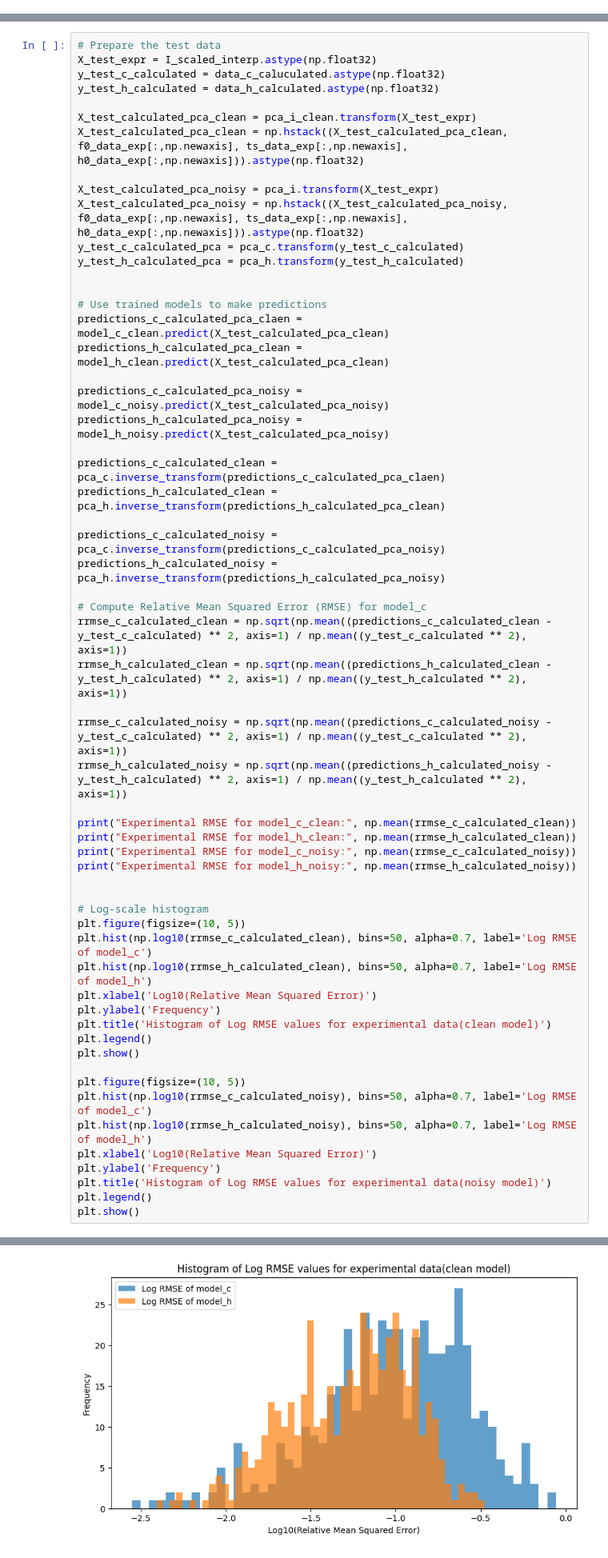
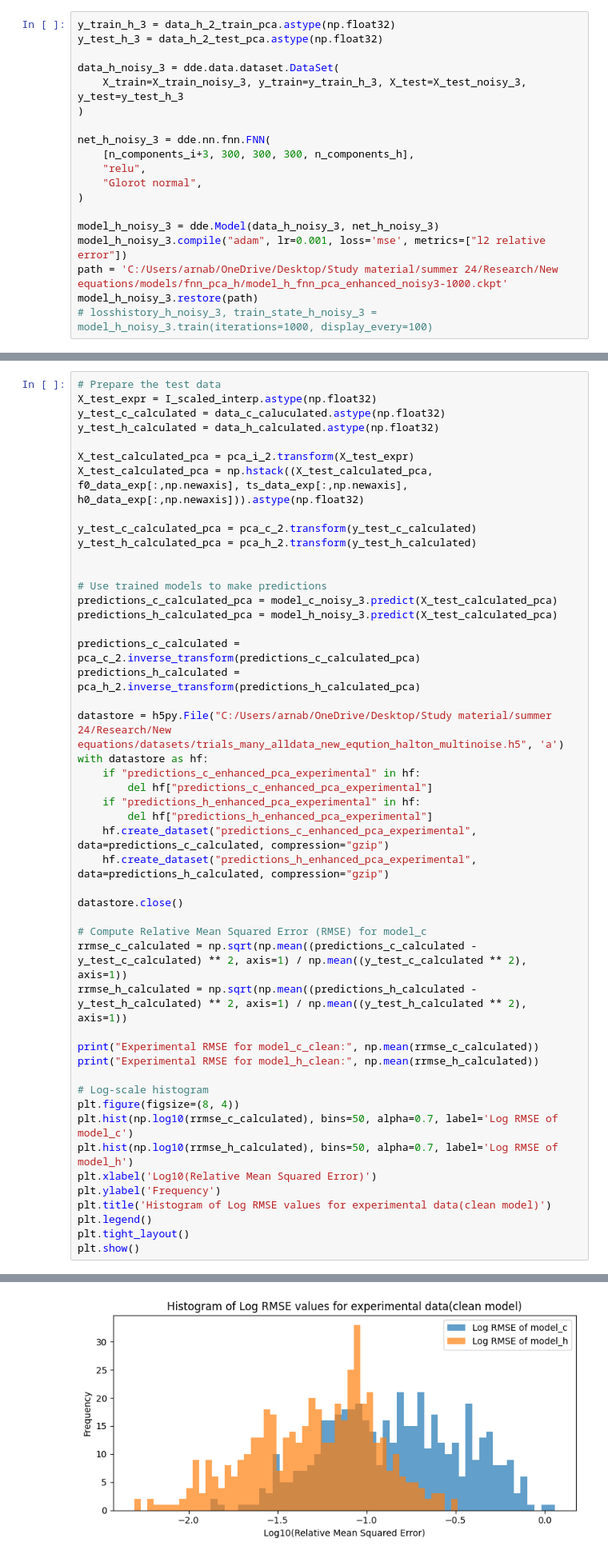
Before and after one commit to tobydriscoll/sciml-tearfilms, a Jupyter notebook: notebooks/FNN_pca_enhanced.ipynb, the cells around one changed output, grey strips where cells are left out. Shown at 80% size. Drawn from its saved outputs; the diff is of its cells as text.

```diff
--- a/notebooks/FNN_pca_enhanced.ipynb
+++ b/notebooks/FNN_pca_enhanced.ipynb
@@ -754,0 +174,19 @@ plt.show()
+# %%
+y_train_h_3 = data_h_2_train_pca.astype(np.float32)
+y_test_h_3 = data_h_2_test_pca.astype(np.float32)
+
+data_h_noisy_3 = dde.data.dataset.DataSet(
+    X_train=X_train_noisy_3, y_train=y_train_h_3, X_test=X_test_noisy_3, y_test=y_test_h_3
+)
+
+net_h_noisy_3 = dde.nn.fnn.FNN(
+    [n_components_i+3, 300, 300, 300, n_components_h],
+    "relu",
+    "Glorot normal",
+)
+
+model_h_noisy_3 = dde.Model(data_h_noisy_3, net_h_noisy_3)
+model_h_noisy_3.compile("adam", lr=0.001, loss='mse', metrics=["l2 relative error"])
+path = 'C:/Users/arnab/OneDrive/Desktop/Study material/summer 24/Research/New equations/models/fnn_pca_h/model_h_fnn_pca_enhanced_noisy3-1000.ckpt'
+model_h_noisy_3.restore(path)
+# losshistory_h_noisy_3, train_state_h_noisy_3 = model_h_noisy_3.train(iterations=1000, display_every=100)
@@ -851,57 +458,46 @@ X_test_expr = I_scaled_interp.astype(np.float32)
 y_test_c_calculated = data_c_caluculated.astype(np.float32)
 y_test_h_calculated = data_h_calculated.astype(np.float32)
 
-X_test_calculated_pca_clean = pca_i_clean.transform(X_test_expr)
-X_test_calculated_pca_clean = np.hstack((X_test_calculated_pca_clean, f0_data_exp[:,np.newaxis], ts_data_exp[:,np.newaxis], h0_data_exp[:,np.newaxis])).astype(np.float32)
+X_test_calculated_pca = pca_i_2.transform(X_test_expr)
+X_test_calculated_pca = np.hstack((X_test_calculated_pca, f0_data_exp[:,np.newaxis], ts_data_exp[:,np.newaxis], h0_data_exp[:,np.newaxis])).astype(np.float32)
 
-X_test_calculated_pca_noisy = pca_i.transform(X_test_expr)
-X_test_calculated_pca_noisy = np.hstack((X_test_calculated_pca_noisy, f0_data_exp[:,np.newaxis], ts_data_exp[:,np.newaxis], h0_data_exp[:,np.newaxis])).astype(np.float32)
-y_test_c_calculated_pca = pca_c.transform(y_test_c_calculated)
-y_test_h_calculated_pca = pca_h.transform(y_test_h_calculated)
+y_test_c_calculated_pca = pca_c_2.transform(y_test_c_calculated)
+y_test_h_calculated_pca = pca_h_2.transform(y_test_h_calculated)
 
 
 # Use trained models to make predictions
-predictions_c_calculated_pca_claen = model_c_clean.predict(X_test_calculated_pca_clean)
-predictions_h_calculated_pca_clean = model_h_clean.predict(X_test_calculated_pca_clean)
+predictions_c_calculated_pca = model_c_noisy_3.predict(X_test_calculated_pca)
+predictions_h_calculated_pca = model_h_noisy_3.predict(X_test_calculated_pca)
 
-predictions_c_calculated_pca_noisy = model_c_noisy.predict(X_test_calculated_pca_noisy)
-predictions_h_calculated_pca_noisy = model_h_noisy.predict(X_test_calculated_pca_noisy)
+predictions_c_calculated = pca_c_2.inverse_transform(predictions_c_calculated_pca)
+predictions_h_calculated = pca_h_2.inverse_transform(predictions_h_calculated_pca)
 
-predictions_c_calculated_clean = pca_c.inverse_transform(predictions_c_calculated_pca_claen)
-predictions_h_calculated_clean = pca_h.inverse_transform(predictions_h_calculated_pca_clean)
+datastore = h5py.File("C:/Users/arnab/OneDrive/Desktop/Study material/summer 24/Research/New equations/datasets/trials_many_alldata_new_eqution_halton_multinoise.h5", 'a')
+with datastore as hf:
+    if "predictions_c_enhanced_pca_experimental" in hf:
+        del hf["predictions_c_enhanced_pca_experimental"]
+    if "predictions_h_enhanced_pca_experimental" in hf:
+        del hf["predictions_h_enhanced_pca_experimental"]
+    hf.create_dataset("predictions_c_enhanced_pca_experimental", data=predictions_c_calculated, compression="gzip")
+    hf.create_dataset("predictions_h_enhanced_pca_experimental", data=predictions_h_calculated, compression="gzip")
 
-predictions_c_calculated_noisy = pca_c.inverse_transform(predictions_c_calculated_pca_noisy)
-predictions_h_calculated_noisy = pca_h.inverse_transform(predictions_h_calculated_pca_noisy)
+datastore.close()
 
 # Compute Relative Mean Squared Error (RMSE) for model_c
-rrmse_c_calculated_clean = np.sqrt(np.mean((predictions_c_calculated_clean - y_test_c_calculated) ** 2, axis=1) / np.mean((y_test_c_calculated ** 2), axis=1))
-rrmse_h_calculated_clean = np.sqrt(np.mean((predictions_h_calculated_clean - y_test_h_calculated) ** 2, axis=1) / np.mean((y_test_h_calculated ** 2), axis=1))
+rrmse_c_calculated = np.sqrt(np.mean((predictions_c_calculated - y_test_c_calculated) ** 2, axis=1) / np.mean((y_test_c_calculated ** 2), axis=1))
+rrmse_h_calculated = np.sqrt(np.mean((predictions_h_calculated - y_test_h_calculated) ** 2, axis=1) / np.mean((y_test_h_calculated ** 2), axis=1))
 
-rrmse_c_calculated_noisy = np.sqrt(np.mean((predictions_c_calculated_noisy - y_test_c_calculated) ** 2, axis=1) / np.mean((y_test_c_calculated ** 2), axis=1))
-rrmse_h_calculated_noisy = np.sqrt(np.mean((predictions_h_calculated_noisy - y_test_h_calculated) ** 2, axis=1) / np.mean((y_test_h_calculated ** 2), axis=1))
-
-print("Experimental RMSE for model_c_clean:", np.mean(rrmse_c_calculated_clean))
-print("Experimental RMSE for model_h_clean:", np.mean(rrmse_h_calculated_clean))
-print("Experimental RMSE for model_c_noisy:", np.mean(rrmse_c_calculated_noisy))
-print("Experimental RMSE for model_h_noisy:", np.mean(rrmse_h_calculated_noisy))
-
+print("Experimental RMSE for model_c_clean:", np.mean(rrmse_c_calculated))
+print("Experimental RMSE for model_h_clean:", np.mean(rrmse_h_calculated))
 
 # Log-scale histogram
-plt.figure(figsize=(10, 5))
-plt.hist(np.log10(rrmse_c_calculated_clean), bins=50, alpha=0.7, label='Log RMSE of model_c')
-plt.hist(np.log10(rrmse_h_calculated_clean), bins=50, alpha=0.7, label='Log RMSE of model_h')
+plt.figure(figsize=(8, 4))
+plt.hist(np.log10(rrmse_c_calculated), bins=50, alpha=0.7, label='Log RMSE of model_c')
+plt.hist(np.log10(rrmse_h_calculated), bins=50, alpha=0.7, label='Log RMSE of model_h')
 plt.xlabel('Log10(Relative Mean Squared Error)')
 plt.ylabel('Frequency')
 plt.title('Histogram of Log RMSE values for experimental data(clean model)')
 plt.legend()
+plt.tight_layout()
 plt.show()
-
-plt.figure(figsize=(10, 5))
-plt.hist(np.log10(rrmse_c_calculated_noisy), bins=50, alpha=0.7, label='Log RMSE of model_c')
-plt.hist(np.log10(rrmse_h_calculated_noisy), bins=50, alpha=0.7, label='Log RMSE of model_h')
-plt.xlabel('Log10(Relative Mean Squared Error)')
-plt.ylabel('Frequency')
-plt.title('Histogram of Log RMSE values for experimental data(noisy model)')
-plt.legend()
-plt.show()
 # %% [output]
@@ -912 +506 @@ Experimental RMSE for model_h_noisy: 0.09337976184570299
-[figure, old version]
+[figure, new version]
```
Also changed, not shown: parts of 66 cells of this notebook, 1 other file.
